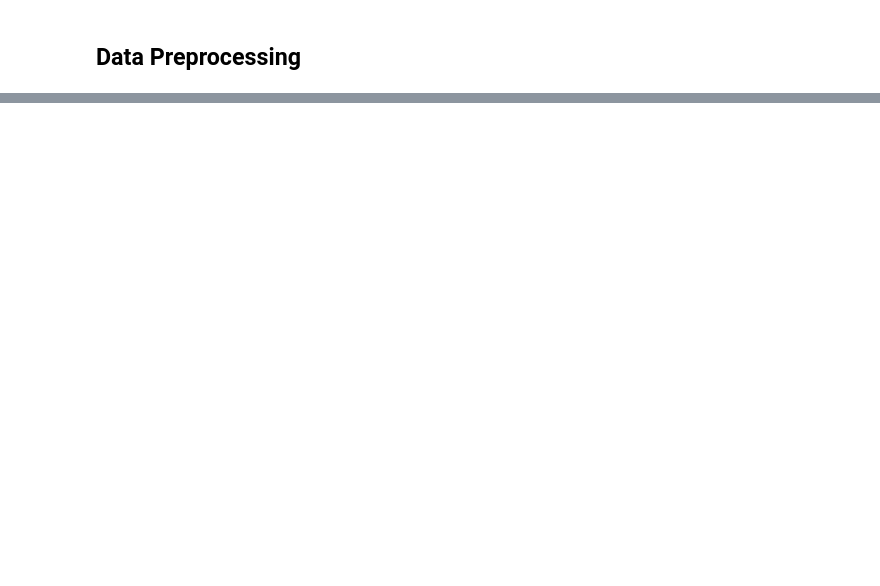
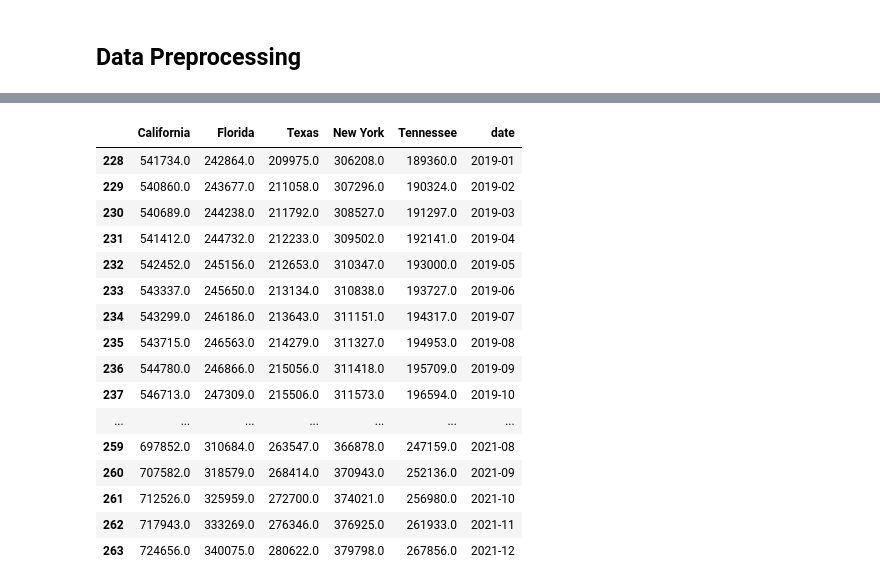
Before and after one commit to saradandrew/final_project, a Jupyter notebook: Preprocessing.ipynb, the cells around one changed output, grey strips where cells are left out. Cells and saved outputs as stored; diff of their text form; code cells hidden in the pictures; blank space fills up the shorter version.

Commit message:
cleaning data, formatting, encoding, scaling

```diff
--- a/Preprocessing.ipynb
+++ b/Preprocessing.ipynb
@@ -9,4 +11,5 @@ import pandas as pd
 # %%
 # read in data
-df = pd.read_csv("resources/exams.csv")
-df.head()
+population_df = pd.read_csv("resources/us_pop_by_state.csv")
+zillow_df = pd.read_csv("resources/ZHVI.csv")
+real_estate_df = pd.read_csv("resources/RDC_Inventory_Core_Metrics_State_History_new.csv")
@@ -146,0 +91,6 @@ df_label_encoder.head()
+# %%
+# date format: yyyy-mm-dd to yyyy-mm
+zillow_df['date'] = pd.to_datetime(zillow_df['Unnamed: 0'])
+zillow_df['date'] = zillow_df['date'].dt.strftime('%Y-%m')
+
+zillow_df.head()
@@ -146,0 +105,4 @@ df_label_encoder.head()
+# %%
+# keep only states: ca, fl, ny, tx, tn
+zillow_df = zillow_df.drop(zillow_df.columns[[0,1,6,7,8,9,10,11,12,13,14,15,16,17,18,19,20,22,23,24,25,26,27,28,29,30,31,32,33,34,35,36,37,38,39,40,41,42,43,44,45,46,47,48,49,50,51]], axis=1)
+zillow_df
@@ -146,0 +123,24 @@ df_label_encoder.head()
+# %%
+# keep only dates jan 2019 - dec 2021
+zillow19to21_df = zillow_df[
+                        (zillow_df["date"] >= "2019-01") &
+                        (zillow_df["date"] <= "2021-12")]
+zillow19to21_df
+# %% [output]
+|  | California | Florida | Texas | New York | Tennessee | date |
+| 228 | 541734.0 | 242864.0 | 209975.0 | 306208.0 | 189360.0 | 2019-01 |
+| 229 | 540860.0 | 243677.0 | 211058.0 | 307296.0 | 190324.0 | 2019-02 |
+| 230 | 540689.0 | 244238.0 | 211792.0 | 308527.0 | 191297.0 | 2019-03 |
+| 231 | 541412.0 | 244732.0 | 212233.0 | 309502.0 | 192141.0 | 2019-04 |
+| 232 | 542452.0 | 245156.0 | 212653.0 | 310347.0 | 193000.0 | 2019-05 |
+| 233 | 543337.0 | 245650.0 | 213134.0 | 310838.0 | 193727.0 | 2019-06 |
+| 234 | 543299.0 | 246186.0 | 213643.0 | 311151.0 | 194317.0 | 2019-07 |
+| 235 | 543715.0 | 246563.0 | 214279.0 | 311327.0 | 194953.0 | 2019-08 |
+| 236 | 544780.0 | 246866.0 | 215056.0 | 311418.0 | 195709.0 | 2019-09 |
+| 237 | 546713.0 | 247309.0 | 215506.0 | 311573.0 | 196594.0 | 2019-10 |
+| ... | ... | ... | ... | ... | ... | ... |
+| 259 | 697852.0 | 310684.0 | 263547.0 | 366878.0 | 247159.0 | 2021-08 |
+| 260 | 707582.0 | 318579.0 | 268414.0 | 370943.0 | 252136.0 | 2021-09 |
+| 261 | 712526.0 | 325959.0 | 272700.0 | 374021.0 | 256980.0 | 2021-10 |
+| 262 | 717943.0 | 333269.0 | 276346.0 | 376925.0 | 261933.0 | 2021-11 |
+| 263 | 724656.0 | 340075.0 | 280622.0 | 379798.0 | 267856.0 | 2021-12 |
```
Also changed, not shown: parts of 45 cells of this notebook.
